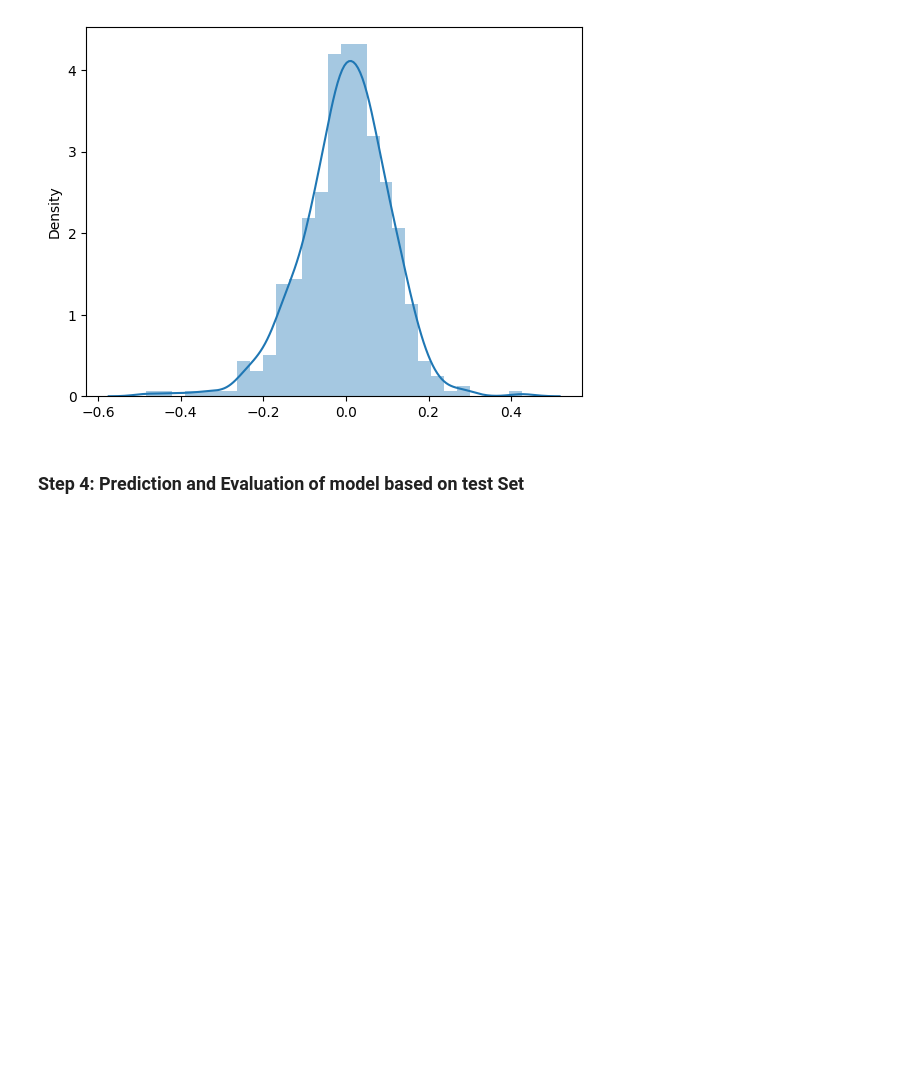
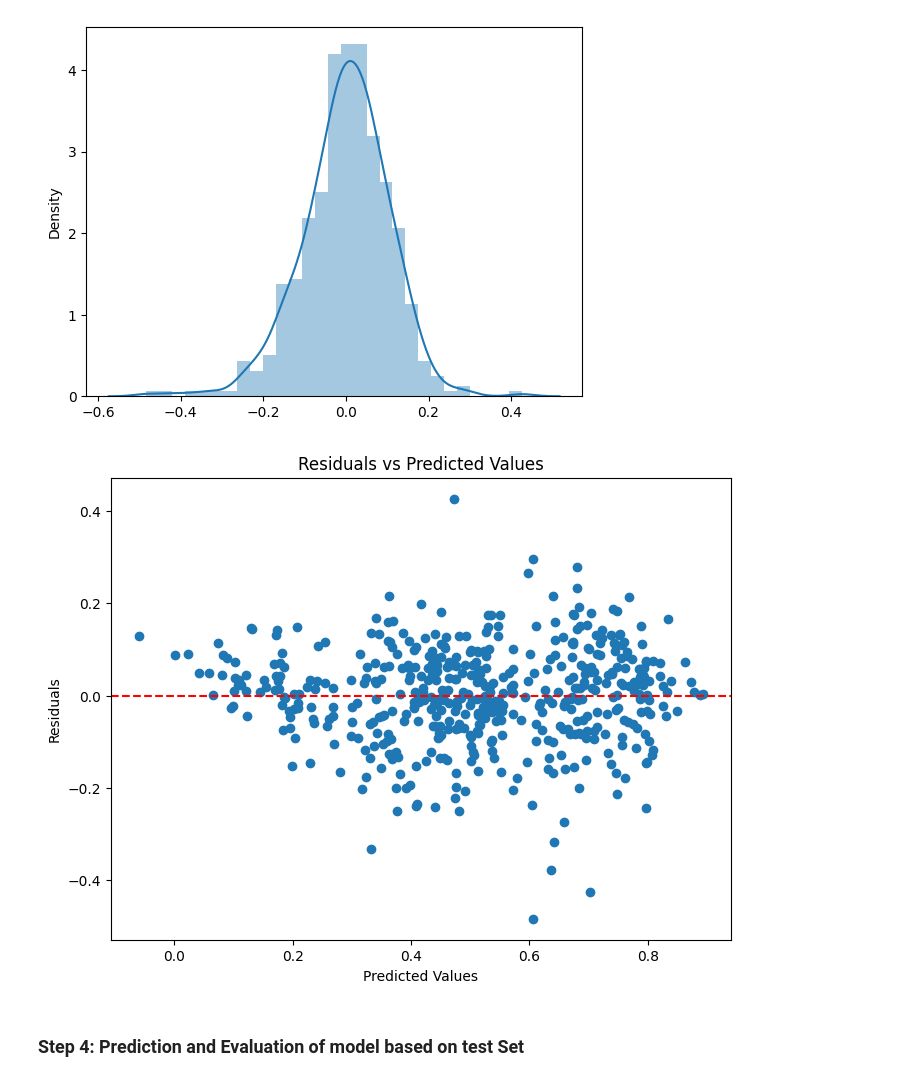
Before and after one commit to madhavan-ps/BikeRentalAssignment, a Jupyter notebook: MLR_Bikeshare_assignment RFE.ipynb, the cells around one changed output. Cells and saved outputs as stored; diff of their text form; code cells hidden in the pictures; blank space fills up the shorter version.

```diff
--- a/MLR_Bikeshare_assignment RFE.ipynb
+++ b/MLR_Bikeshare_assignment RFE.ipynb
@@ -641,6 +641,18 @@ plt.show()
 #### Residuals are normally distributed
 # %% [output]
 [figure]
+# %%
+#### verifing correlation of residuals with predicted values
+plt.figure(figsize=(8,6))
+plt.scatter(y_train_pred, residual)
+plt.axhline(y=0, color='r', linestyle='--')
+plt.xlabel('Predicted Values')
+plt.ylabel('Residuals')
+plt.title('Residuals vs Predicted Values')
+plt.show()
+#### There is no correlation between residuals and predicted values and are randomly distributed around zero
+# %% [output]
+[figure, added]
 # %% [markdown]
 ### Step 4: Prediction and Evaluation of model based on test Set
 # %%
```
Also changed, not shown: parts of 6 cells of this notebook, 2 other files.
